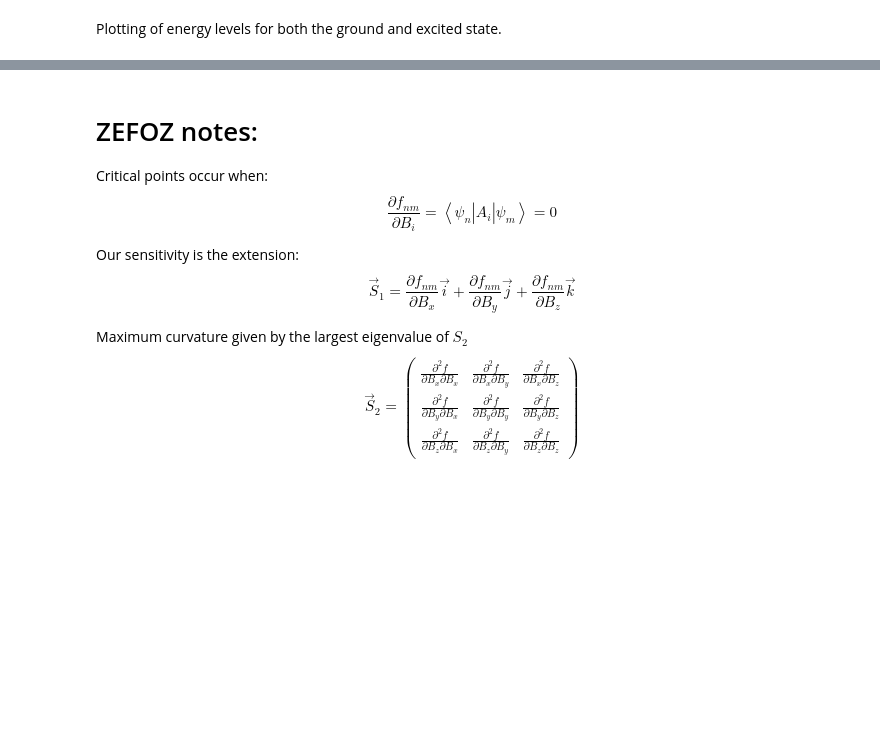
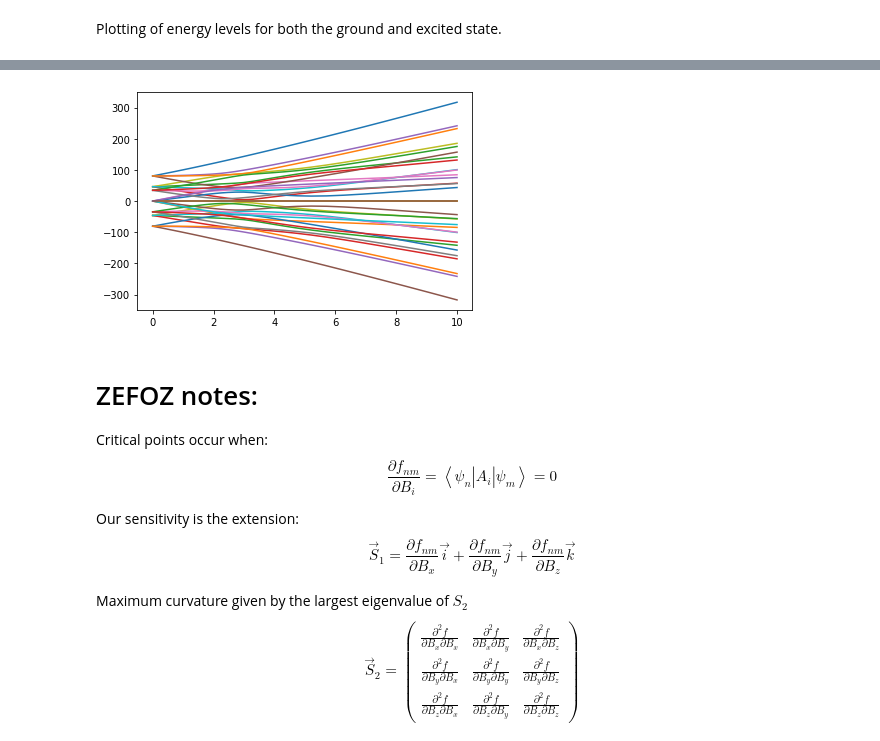
Before and after one commit to Quantum-Integration-Laboratory/qil_spin_Hamiltonian, a Jupyter notebook: Eu_YSO.ipynb, the cells around one changed output, grey strips where cells are left out. Cells and saved outputs as stored; diff of their text form; code cells hidden in the pictures; blank space fills up the shorter version.

```diff
--- a/Eu_YSO.ipynb
+++ b/Eu_YSO.ipynb
@@ -151,3 +176,10 @@ plt.close()
+# %%
+Ts = spin.eachElemFunc(F_S,F_S,ax=1)
+plt.plot(Bs,Ts[:,:])
+plt.show()
+plt.close()
+# %% [output]
+[figure, added]
 # %% [markdown]
 # ZEFOZ notes:
 Critical points occur when:
```
Also changed, not shown: parts of 6 cells of this notebook, 4 other files.
